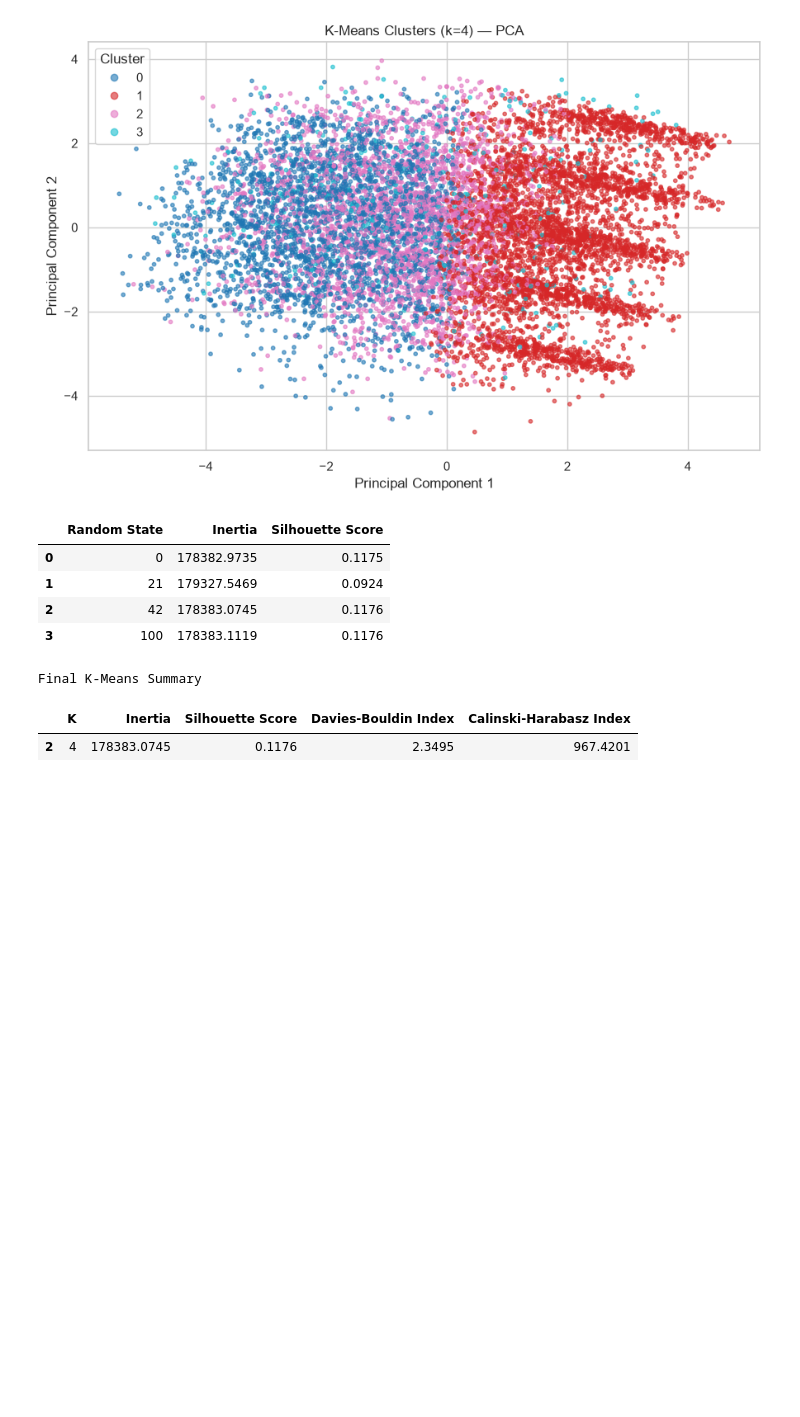
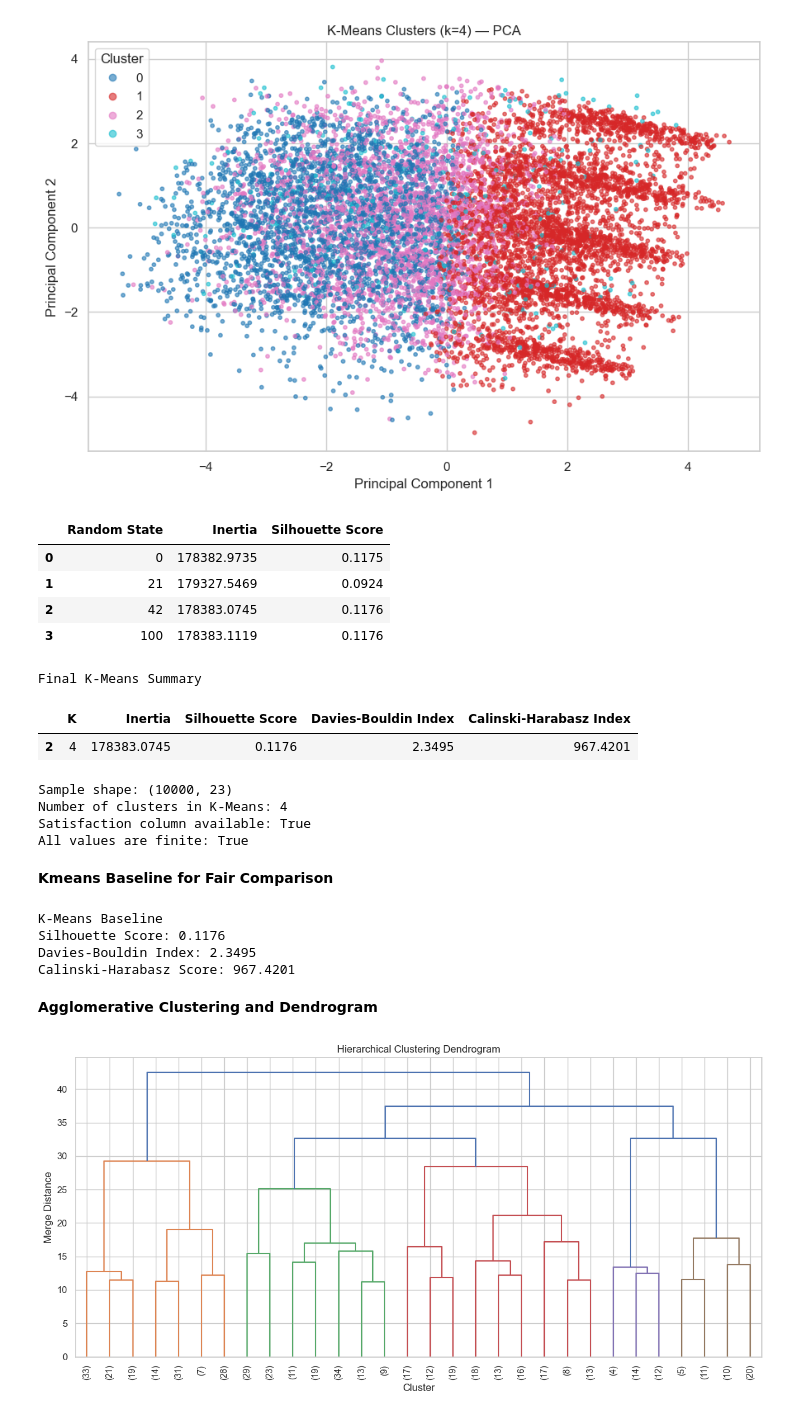
Before and after one commit to Meghana-PV/ml_caseStudy, a Jupyter notebook: notebooks/clustering.ipynb, the cells around one changed output. Saved outputs shown, nothing was run; the diff lists cells and outputs as text; code cells hidden in the pictures; blank space fills up the shorter version.

Commit message:
Add hierarchical clustering and dendrogram

```diff
--- a/notebooks/clustering.ipynb
+++ b/notebooks/clustering.ipynb
@@ -554,3 +554,44 @@ else:
 Final K-Means Summary
 |  | K | Inertia | Silhouette Score | Davies-Bouldin Index | Calinski-Harabasz Index |
 | 2 | 4 | 178383.0745 | 0.1176 | 2.3495 | 967.4201 |
+# %%
+# Verify the data used for clustering
+
+print("Sample shape:", X_sample.shape)
+print("Number of clusters in K-Means:", BEST_K)
+print("Satisfaction column available:", "satisfaction" in df.columns)
+
+print("All values are finite:", np.isfinite(X_sample).all())
+# %% [output]
+Sample shape: (10000, 23)
+Number of clusters in K-Means: 4
+Satisfaction column available: True
+All values are finite: True
+# %% [markdown]
+__Kmeans Baseline for Fair Comparison__
+# %%
+# Evaluate the existing K-Means model
+
+kmeans_silhouette = silhouette_score(
+    X_sample, kmeans_labels
+)
+
+kmeans_db = davies_bouldin_score(
+    X_sample, kmeans_labels
+)
+
+kmeans_ch = calinski_harabasz_score(
+    X_sample, kmeans_labels
+)
+
+print("K-Means Baseline")
+print("Silhouette Score:", round(kmeans_silhouette, 4))
+print("Davies-Bouldin Index:", round(kmeans_db, 4))
+print("Calinski-Harabasz Score:", round(kmeans_ch, 4))
+# %% [output]
+K-Means Baseline
+Silhouette Score: 0.1176
+Davies-Bouldin Index: 2.3495
+Calinski-Harabasz Score: 967.4201
+# %% [markdown]
+__Agglomerative Clustering and Dendrogram__
@@ -556,0 +602,32 @@ Final K-Means Summary
+# %%
+# Use a smaller sample to generate the dendrogram
+DENDROGRAM_SIZE = min(500, len(X_sample))
+
+X_dendrogram = X_sample[:DENDROGRAM_SIZE]
+
+# Perform hierarchical linkage
+Z = linkage(
+    X_dendrogram,
+    method="ward"
+)
+
+# Plot the dendrogram
+plt.figure(figsize=(12, 6))
+
+dendrogram(
+    Z,
+    truncate_mode="lastp",
+    p=30,
+    leaf_rotation=90,
+    leaf_font_size=10
+)
+
+plt.title("Hierarchical Clustering Dendrogram")
+plt.xlabel("Cluster")
+plt.ylabel("Merge Distance")
+
+plt.tight_layout()
+plt.show()
+plt.show()
+# %% [output]
+[figure, added]
```
Also changed, not shown: parts of 5 cells of this notebook.
